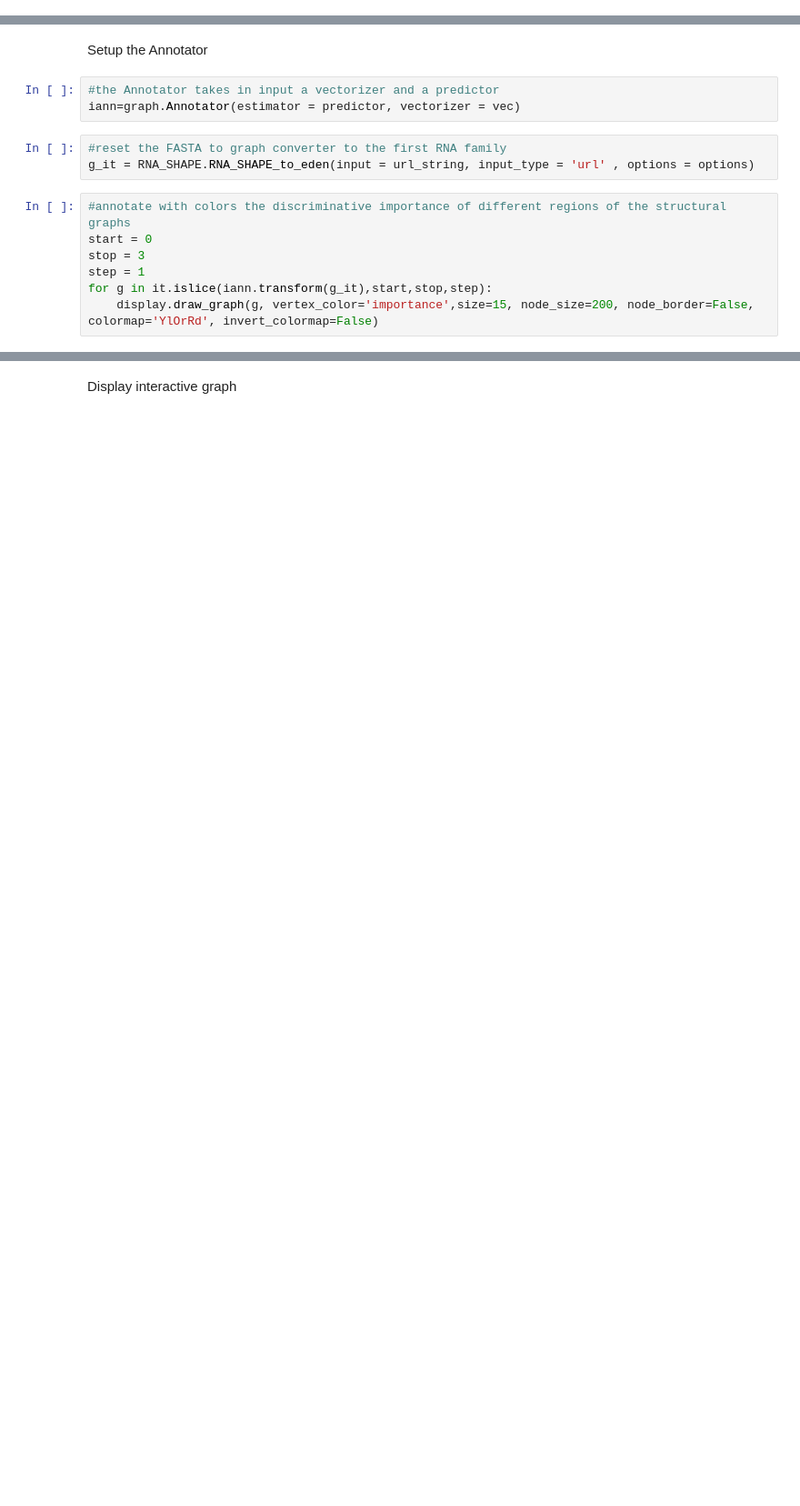
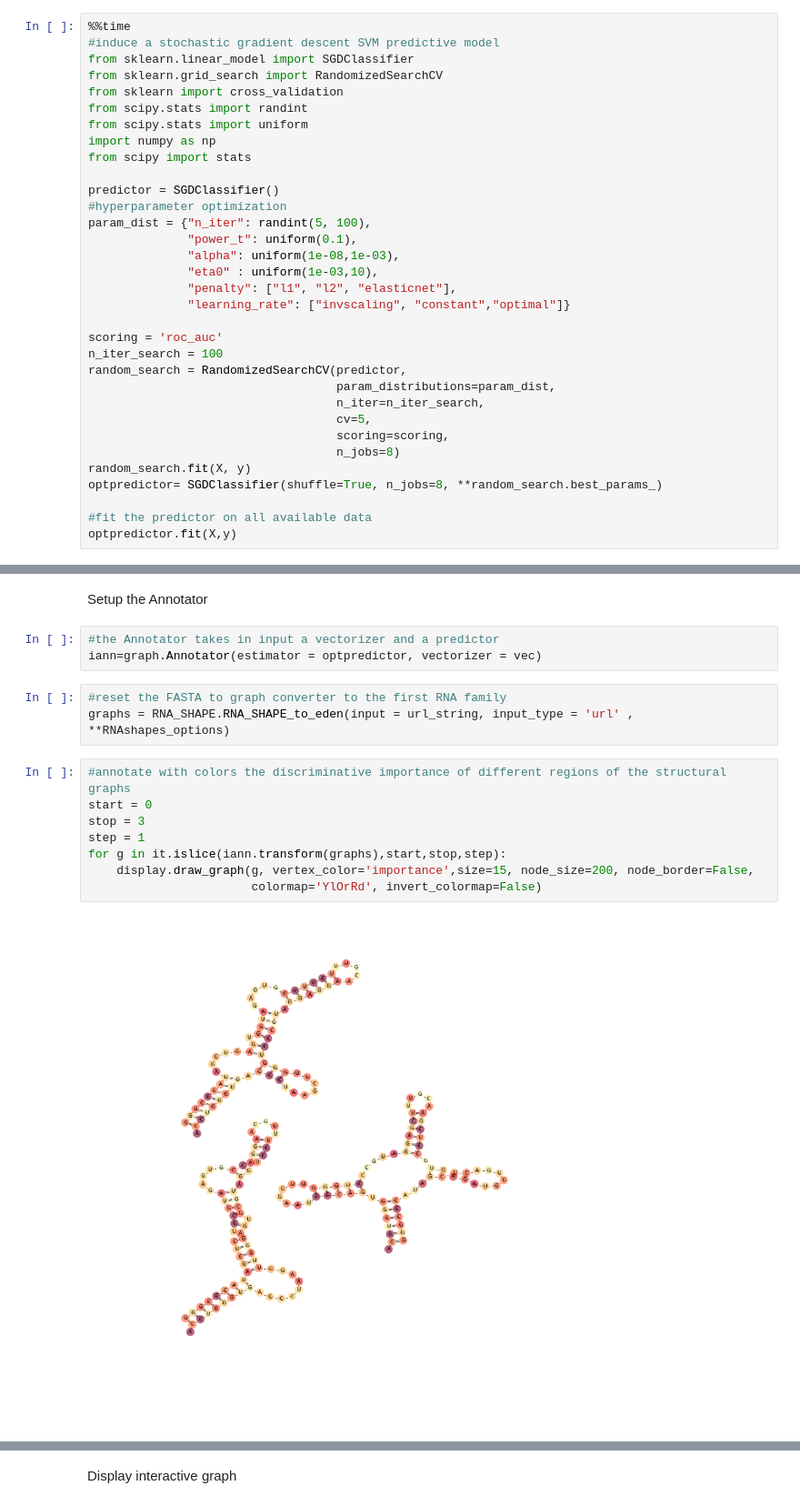
Before and after one commit to fabriziocosta/EDeN, a Jupyter notebook: examples/RNA_single_family.ipynb, the cells around one changed output, grey strips where cells are left out. Shown at 91% size. Saved outputs shown, nothing was run; the diff lists cells and outputs as text; blank space fills up the shorter version.

```diff
--- a/examples/RNA_single_family.ipynb
+++ b/examples/RNA_single_family.ipynb
@@ -91,2 +95,35 @@ print 'Instances: %d ; Features: %d with an avg of %d features per instance' % (
 # %% [markdown]
 Fit a predictor
+# %%
+%%time
+#induce a stochastic gradient descent SVM predictive model
+from sklearn.linear_model import SGDClassifier
+from sklearn.grid_search import RandomizedSearchCV
+from sklearn import cross_validation
+from scipy.stats import randint
+from scipy.stats import uniform
+import numpy as np
+from scipy import stats
+
+predictor = SGDClassifier()
+#hyperparameter optimization
+param_dist = {"n_iter": randint(5, 100),
+              "power_t": uniform(0.1),
+              "alpha": uniform(1e-08,1e-03),
+              "eta0" : uniform(1e-03,10),
+              "penalty": ["l1", "l2", "elasticnet"],
+              "learning_rate": ["invscaling", "constant","optimal"]}
+
+scoring = 'roc_auc'
+n_iter_search = 100
+random_search = RandomizedSearchCV(predictor,
+                                   param_distributions=param_dist,
+                                   n_iter=n_iter_search,
+                                   cv=5,
+                                   scoring=scoring,
+                                   n_jobs=8)
+random_search.fit(X, y)
+optpredictor= SGDClassifier(shuffle=True, n_jobs=8, **random_search.best_params_)
+
+#fit the predictor on all available data
+optpredictor.fit(X,y)
@@ -111,14 +163,17 @@ predictor.fit(X,y)
 Setup the Annotator
 # %%
 #the Annotator takes in input a vectorizer and a predictor
-iann=graph.Annotator(estimator = predictor, vectorizer = vec)
+iann=graph.Annotator(estimator = optpredictor, vectorizer = vec)
 # %%
 #reset the FASTA to graph converter to the first RNA family
-g_it = RNA_SHAPE.RNA_SHAPE_to_eden(input = url_string, input_type = 'url' , options = options)
+graphs = RNA_SHAPE.RNA_SHAPE_to_eden(input = url_string, input_type = 'url' , **RNAshapes_options)
 # %%
 #annotate with colors the discriminative importance of different regions of the structural graphs
 start = 0
 stop = 3
 step = 1
-for g in it.islice(iann.transform(g_it),start,stop,step):
-    display.draw_graph(g, vertex_color='importance',size=15, node_size=200, node_border=False, colormap='YlOrRd', invert_colormap=False)
+for g in it.islice(iann.transform(graphs),start,stop,step):
+    display.draw_graph(g, vertex_color='importance',size=15, node_size=200, node_border=False,
+                       colormap='YlOrRd', invert_colormap=False)
+# %% [output]
+[figure, added]
```
Also changed, not shown: parts of 16 cells of this notebook.
